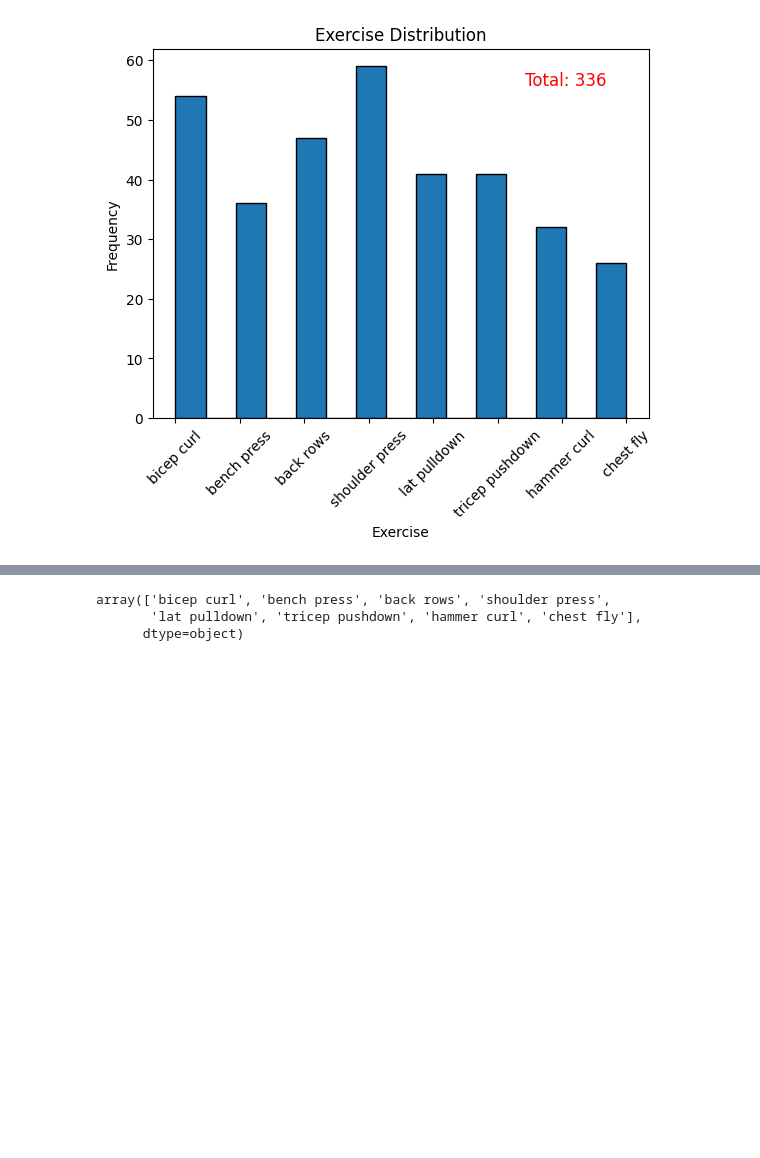
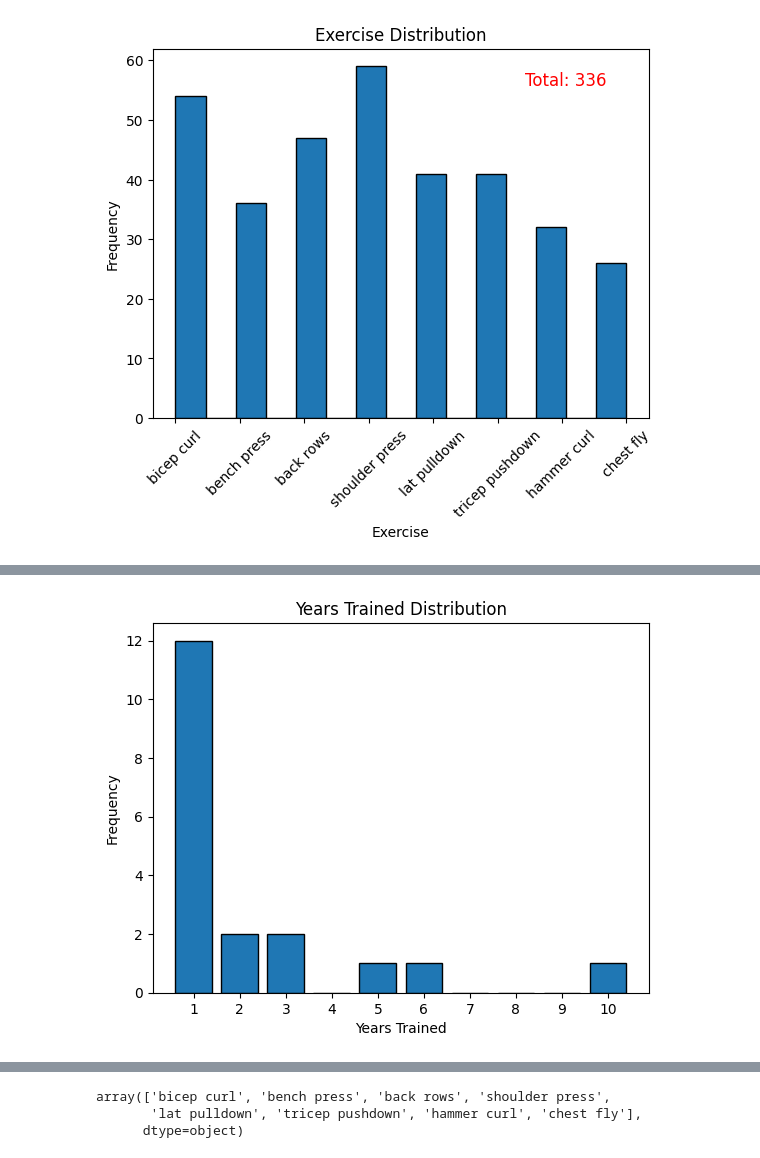
Before and after one commit to mujugen/MMDataViewer, a Jupyter notebook: data_plots.ipynb, the cells around one changed output, grey strips where cells are left out. Drawn from its saved outputs; the diff is of its cells as text; code cells hidden in the pictures; blank space fills up the shorter version.

```diff
--- a/data_plots.ipynb
+++ b/data_plots.ipynb
@@ -42,3 +81,19 @@ plt.show()
+# %%
+unique_experience_df = all_data.drop_duplicates(subset=['Name', 'Years Trained'])
+
+bin_edges = np.arange(min(unique_experience_df['Years Trained']) - 0.5, max(unique_experience_df['Years Trained']) + 1.5, 1)
+
+plt.hist(unique_experience_df['Years Trained'], bins=bin_edges, edgecolor='k', rwidth=0.8)
+plt.xlabel('Years Trained')
+plt.ylabel('Frequency')
+plt.title('Years Trained Distribution')
+
+# Add an offset to the x-axis ticks to position them in the middle of the bars
+plt.xticks(np.arange(min(unique_experience_df['Years Trained']), max(unique_experience_df['Years Trained']) + 1, 1))
+
+plt.show()
+# %% [output]
+[figure, added]
 # %%
 dfPage = 2
 all_data.loc[dfPage*50:(dfPage+1)*50,['Set', 'Name', 'Exercise Selected', 'Load', 'Reps', 'RPE', 'Remarks', 'Duration', 'Id','Years Trained']]
```
Also changed, not shown: parts of 5 cells of this notebook, 2 other files.
